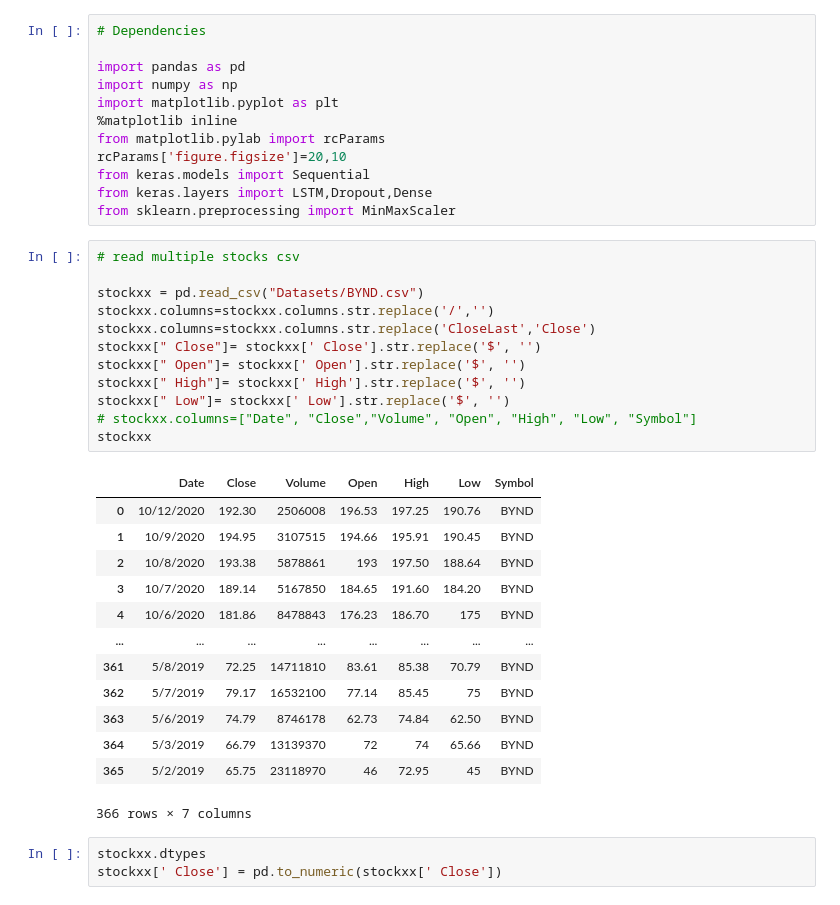
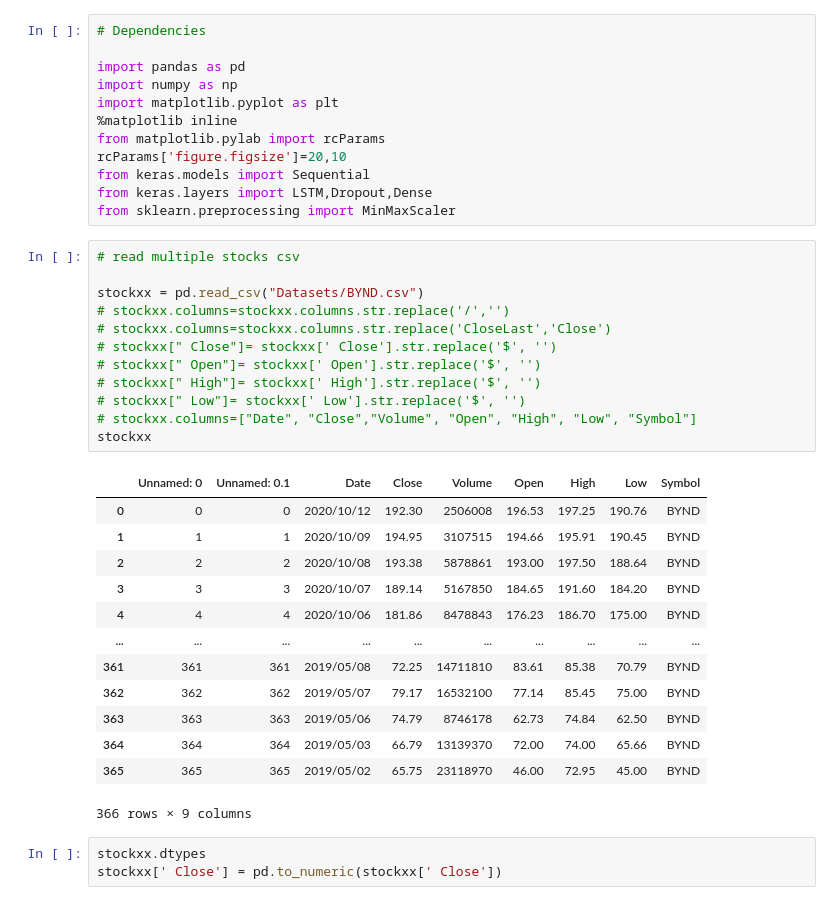
Before and after one commit to DuvanDiaz/StockPrediction, a Jupyter notebook: BYND (training).ipynb, the cells around one changed output. Drawn from its saved outputs; the diff is of its cells as text.

Commit message:
last updates

```diff
--- a/BYND (training).ipynb
+++ b/BYND (training).ipynb
@@ -13,29 +13,29 @@ from sklearn.preprocessing import MinMaxScaler
 # %%
 # read multiple stocks csv
 
 stockxx = pd.read_csv("Datasets/BYND.csv")
-stockxx.columns=stockxx.columns.str.replace('/','')
-stockxx.columns=stockxx.columns.str.replace('CloseLast','Close')
-stockxx[" Close"]= stockxx[' Close'].str.replace('$', '')
-stockxx[" Open"]= stockxx[' Open'].str.replace('$', '')
-stockxx[" High"]= stockxx[' High'].str.replace('$', '')
-stockxx[" Low"]= stockxx[' Low'].str.replace('$', '')
+# stockxx.columns=stockxx.columns.str.replace('/','')
+# stockxx.columns=stockxx.columns.str.replace('CloseLast','Close')
+# stockxx[" Close"]= stockxx[' Close'].str.replace('$', '')
+# stockxx[" Open"]= stockxx[' Open'].str.replace('$', '')
+# stockxx[" High"]= stockxx[' High'].str.replace('$', '')
+# stockxx[" Low"]= stockxx[' Low'].str.replace('$', '')
 # stockxx.columns=["Date", "Close","Volume", "Open", "High", "Low", "Symbol"]
 stockxx
 # %% [output]
-|  | Date | Close | Volume | Open | High | Low | Symbol |
-| 0 | 10/12/2020 | 192.30 | 2506008 | 196.53 | 197.25 | 190.76 | BYND |
-| 1 | 10/9/2020 | 194.95 | 3107515 | 194.66 | 195.91 | 190.45 | BYND |
-| 2 | 10/8/2020 | 193.38 | 5878861 | 193 | 197.50 | 188.64 | BYND |
-| 3 | 10/7/2020 | 189.14 | 5167850 | 184.65 | 191.60 | 184.20 | BYND |
-| 4 | 10/6/2020 | 181.86 | 8478843 | 176.23 | 186.70 | 175 | BYND |
-| ... | ... | ... | ... | ... | ... | ... | ... |
-| 361 | 5/8/2019 | 72.25 | 14711810 | 83.61 | 85.38 | 70.79 | BYND |
-| 362 | 5/7/2019 | 79.17 | 16532100 | 77.14 | 85.45 | 75 | BYND |
-| 363 | 5/6/2019 | 74.79 | 8746178 | 62.73 | 74.84 | 62.50 | BYND |
-| 364 | 5/3/2019 | 66.79 | 13139370 | 72 | 74 | 65.66 | BYND |
-| 365 | 5/2/2019 | 65.75 | 23118970 | 46 | 72.95 | 45 | BYND |
+|  | Unnamed: 0 | Unnamed: 0.1 | Date | Close | Volume | Open | High | Low | Symbol |
+| 0 | 0 | 0 | 2020/10/12 | 192.30 | 2506008 | 196.53 | 197.25 | 190.76 | BYND |
+| 1 | 1 | 1 | 2020/10/09 | 194.95 | 3107515 | 194.66 | 195.91 | 190.45 | BYND |
+| 2 | 2 | 2 | 2020/10/08 | 193.38 | 5878861 | 193.00 | 197.50 | 188.64 | BYND |
+| 3 | 3 | 3 | 2020/10/07 | 189.14 | 5167850 | 184.65 | 191.60 | 184.20 | BYND |
+| 4 | 4 | 4 | 2020/10/06 | 181.86 | 8478843 | 176.23 | 186.70 | 175.00 | BYND |
+| ... | ... | ... | ... | ... | ... | ... | ... | ... | ... |
+| 361 | 361 | 361 | 2019/05/08 | 72.25 | 14711810 | 83.61 | 85.38 | 70.79 | BYND |
+| 362 | 362 | 362 | 2019/05/07 | 79.17 | 16532100 | 77.14 | 85.45 | 75.00 | BYND |
+| 363 | 363 | 363 | 2019/05/06 | 74.79 | 8746178 | 62.73 | 74.84 | 62.50 | BYND |
+| 364 | 364 | 364 | 2019/05/03 | 66.79 | 13139370 | 72.00 | 74.00 | 65.66 | BYND |
+| 365 | 365 | 365 | 2019/05/02 | 65.75 | 23118970 | 46.00 | 72.95 | 45.00 | BYND |
-366 rows × 7 columns
+366 rows × 9 columns
 # %%
 stockxx.dtypes
 stockxx[' Close'] = pd.to_numeric(stockxx[' Close'])
```
Also changed, not shown: 3 other files.
